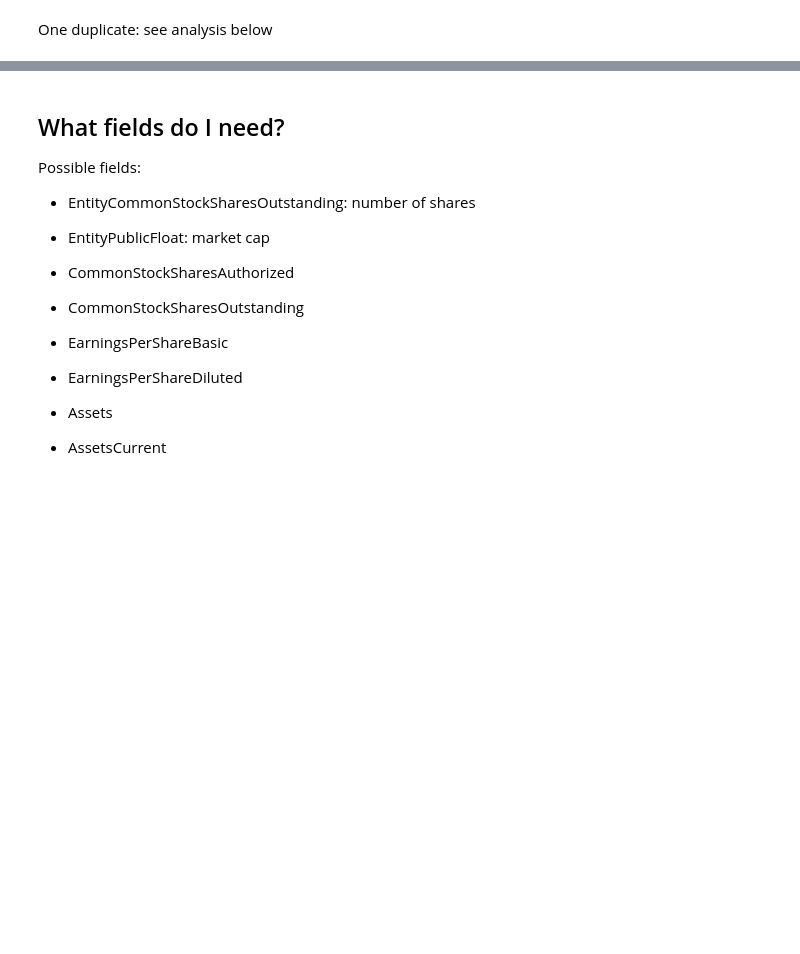
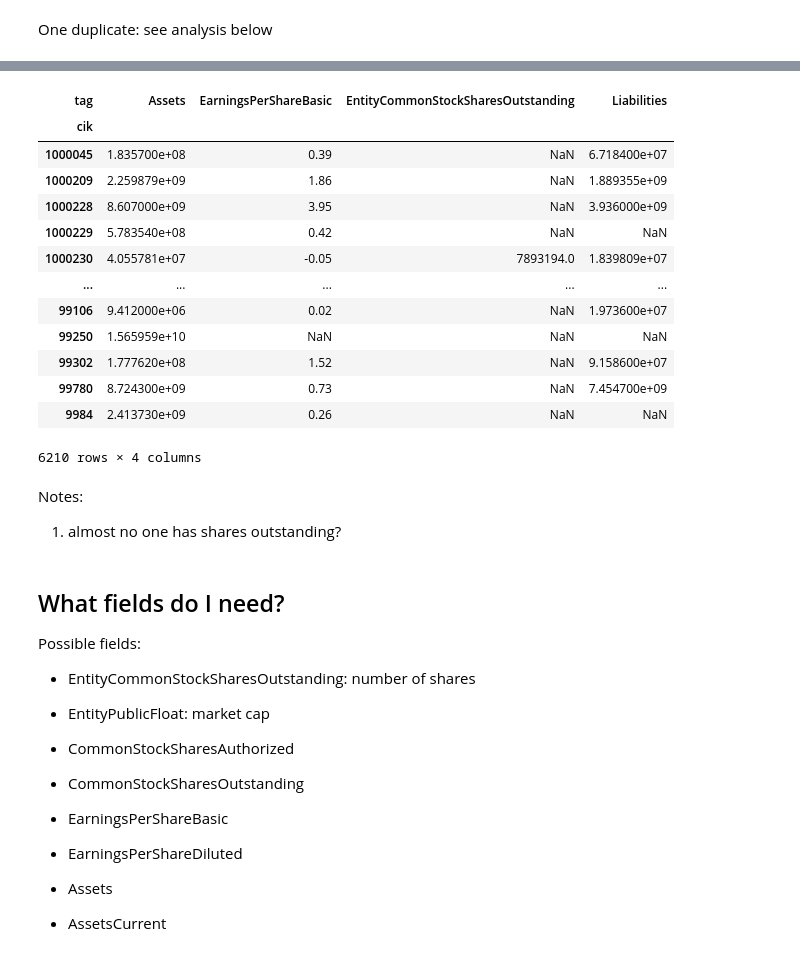
Before and after one commit to lrast/earningsReports, a Jupyter notebook: 0.0.1-data-cleaning.ipynb, the cells around one changed output, grey strips where cells are left out. Saved outputs shown, nothing was run; the diff lists cells and outputs as text; code cells hidden in the pictures; blank space fills up the shorter version.

```diff
--- a/0.0.1-data-cleaning.ipynb
+++ b/0.0.1-data-cleaning.ipynb
@@ -56,0 +88,21 @@ One duplicate: see analysis below
+# %%
+pivot = no_duplicates[['cik', 'tag', 'value']].pivot(index='cik', columns='tag', values='value')
+pivot
+# %% [output]
+| tag | Assets | EarningsPerShareBasic | EntityCommonStockSharesOutstanding | Liabilities |
+| cik |  |  |  |  |
+| 1000045 | 1.835700e+08 | 0.39 | NaN | 6.718400e+07 |
+| 1000209 | 2.259879e+09 | 1.86 | NaN | 1.889355e+09 |
+| 1000228 | 8.607000e+09 | 3.95 | NaN | 3.936000e+09 |
+| 1000229 | 5.783540e+08 | 0.42 | NaN | NaN |
+| 1000230 | 4.055781e+07 | -0.05 | 7893194.0 | 1.839809e+07 |
+| ... | ... | ... | ... | ... |
+| 99106 | 9.412000e+06 | 0.02 | NaN | 1.973600e+07 |
+| 99250 | 1.565959e+10 | NaN | NaN | NaN |
+| 99302 | 1.777620e+08 | 1.52 | NaN | 9.158600e+07 |
+| 99780 | 8.724300e+09 | 0.73 | NaN | 7.454700e+09 |
+| 9984 | 2.413730e+09 | 0.26 | NaN | NaN |
+6210 rows × 4 columns
+# %% [markdown]
+Notes:
+1. almost no one has shares outstanding?
```
Also changed, not shown: parts of 9 cells of this notebook, 2 other files.
